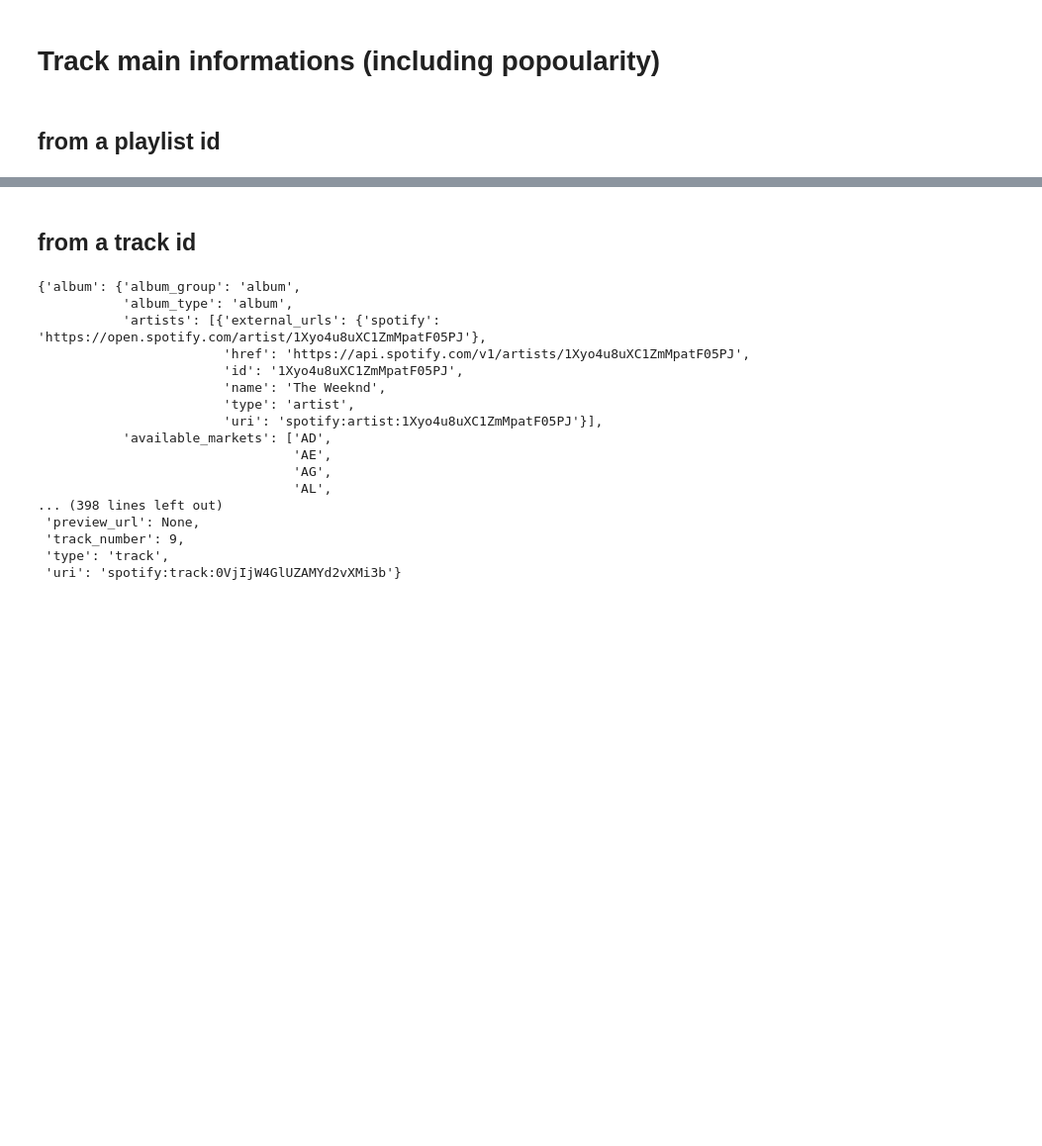
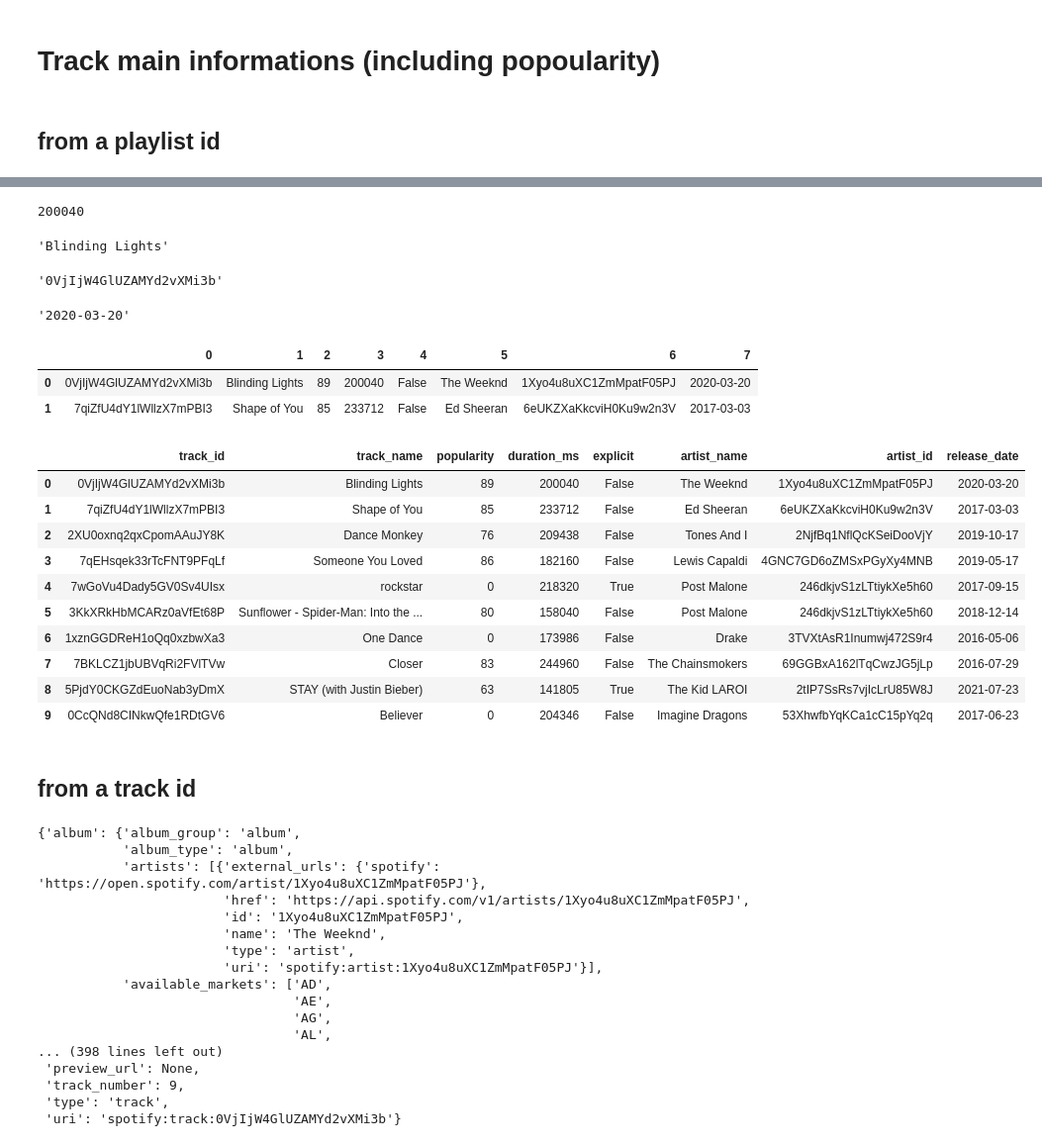
Before and after one commit to dmassonfr/Spotify_hit_predictor, a Jupyter notebook: notebooks/spotify-eda.ipynb, the cells around one changed output, grey strips where cells are left out. Shown at 99% size. Saved outputs shown, nothing was run; the diff lists cells and outputs as text; code cells hidden in the pictures; blank space fills up the shorter version.

```diff
--- a/notebooks/spotify-eda.ipynb
+++ b/notebooks/spotify-eda.ipynb
@@ -31,12 +28,16 @@ import sys
+# %%
+client_id= '1405704167ff4cacb7a327c52b338798'
+client_secret='f8a944f48f714824947bb382fedadb88'
+pl_id = 'spotify:playlist:5ABHKGoOzxkaa28ttQV9sE'
 # %% [markdown]
 # Track main informations (including popoularity)
 # %% [markdown]
 ## from a playlist id
 # %%
-sp = spotipy.Spotify(client_credentials_manager=SpotifyClientCredentials(client_id='1405704167ff4cacb7a327c52b338798', client_secret='f8a944f48f714824947bb382fedadb88'))
+sp = spotipy.Spotify(client_credentials_manager=SpotifyClientCredentials(client_id= client_id, client_secret= client_secret))
 
 pl_id = 'spotify:playlist:5ABHKGoOzxkaa28ttQV9sE'
 
 response = sp.playlist(pl_id)
-response['tracks']['items'][0]
+response['tracks']['items'][0].keys()
 # %% [output]
@@ -59,0 +79,72 @@ response['tracks']['items'][0]
+# %%
+response['tracks']['items'][0]['track']['duration_ms']
+# %% [output]
+200040
+# %%
+track_name= response['tracks']['items'][0]['track']['name']
+track_name
+# %% [output]
+'Blinding Lights'
+# %%
+track_id= response['tracks']['items'][0]['track']['id']
+track_id
+# %% [output]
+'0VjIjW4GlUZAMYd2vXMi3b'
+# %%
+release_date= response['tracks']['items'][0]['track']['album']['release_date']
+release_date
+# %% [output]
+'2020-03-20'
+# %%
+track=[]
+
+
+for i in range (0,2):
+    data=[]
+    data.append(sp.playlist(pl_id)['tracks']['items'][i]['track']['id'])
+    data.append(sp.playlist(pl_id)['tracks']['items'][i]['track']['name'])
+    data.append(sp.playlist(pl_id)['tracks']['items'][i]['track']['popularity'])
+    data.append(sp.playlist(pl_id)['tracks']['items'][i]['track']['duration_ms'])
+    data.append(sp.playlist(pl_id)['tracks']['items'][i]['track']['explicit'])
+    data.append(sp.playlist(pl_id)['tracks']['items'][i]['track']['artists'][0]['name'])
+    data.append(sp.playlist(pl_id)['tracks']['items'][i]['track']['artists'][0]['id'])
+    data.append(sp.playlist(pl_id)['tracks']['items'][i]['track']['album']['release_date'])
+
+    track.append(data)
+# %%
+pd.DataFrame(track)
+# %% [output]
+|  | 0 | 1 | 2 | 3 | 4 | 5 | 6 | 7 |
+| 0 | 0VjIjW4GlUZAMYd2vXMi3b | Blinding Lights | 89 | 200040 | False | The Weeknd | 1Xyo4u8uXC1ZmMpatF05PJ | 2020-03-20 |
+| 1 | 7qiZfU4dY1lWllzX7mPBI3 | Shape of You | 85 | 233712 | False | Ed Sheeran | 6eUKZXaKkcviH0Ku9w2n3V | 2017-03-03 |
+# %%
+data=[]
+
+
+for i in range (0,10):
+    tracks=[]
+    tracks.append(sp.playlist(pl_id)['tracks']['items'][i]['track']['id'])
+    tracks.append(sp.playlist(pl_id)['tracks']['items'][i]['track']['name'])
+    tracks.append(sp.playlist(pl_id)['tracks']['items'][i]['track']['popularity'])
+    tracks.append(sp.playlist(pl_id)['tracks']['items'][i]['track']['duration_ms'])
+    tracks.append(sp.playlist(pl_id)['tracks']['items'][i]['track']['explicit'])
+    tracks.append(sp.playlist(pl_id)['tracks']['items'][i]['track']['artists'][0]['name'])
+    tracks.append(sp.playlist(pl_id)['tracks']['items'][i]['track']['artists'][0]['id'])
+    tracks.append(sp.playlist(pl_id)['tracks']['items'][i]['track']['album']['release_date'])
+
+    data.append(tracks)
+# %%
+df= pd.DataFrame(data, columns=['track_id', 'track_name', 'popularity', 'duration_ms', 'explicit', 'artist_name', 'artist_id', 'release_date'])
+df
+# %% [output]
+|  | track_id | track_name | popularity | duration_ms | explicit | artist_name | artist_id | release_date |
+| 0 | 0VjIjW4GlUZAMYd2vXMi3b | Blinding Lights | 89 | 200040 | False | The Weeknd | 1Xyo4u8uXC1ZmMpatF05PJ | 2020-03-20 |
+| 1 | 7qiZfU4dY1lWllzX7mPBI3 | Shape of You | 85 | 233712 | False | Ed Sheeran | 6eUKZXaKkcviH0Ku9w2n3V | 2017-03-03 |
+| 2 | 2XU0oxnq2qxCpomAAuJY8K | Dance Monkey | 76 | 209438 | False | Tones And I | 2NjfBq1NflQcKSeiDooVjY | 2019-10-17 |
+| 3 | 7qEHsqek33rTcFNT9PFqLf | Someone You Loved | 86 | 182160 | False | Lewis Capaldi | 4GNC7GD6oZMSxPGyXy4MNB | 2019-05-17 |
+| 4 | 7wGoVu4Dady5GV0Sv4UIsx | rockstar | 0 | 218320 | True | Post Malone | 246dkjvS1zLTtiykXe5h60 | 2017-09-15 |
+| 5 | 3KkXRkHbMCARz0aVfEt68P | Sunflower - Spider-Man: Into the ... | 80 | 158040 | False | Post Malone | 246dkjvS1zLTtiykXe5h60 | 2018-12-14 |
+| 6 | 1xznGGDReH1oQq0xzbwXa3 | One Dance | 0 | 173986 | False | Drake | 3TVXtAsR1Inumwj472S9r4 | 2016-05-06 |
+| 7 | 7BKLCZ1jbUBVqRi2FVlTVw | Closer | 83 | 244960 | False | The Chainsmokers | 69GGBxA162lTqCwzJG5jLp | 2016-07-29 |
+| 8 | 5PjdY0CKGZdEuoNab3yDmX | STAY (with Justin Bieber) | 63 | 141805 | True | The Kid LAROI | 2tIP7SsRs7vjIcLrU85W8J | 2021-07-23 |
+| 9 | 0CcQNd8CINkwQfe1RDtGV6 | Believer | 0 | 204346 | False | Imagine Dragons | 53XhwfbYqKCa1cC15pYq2q | 2017-06-23 |
```
Also changed, not shown: parts of 33 cells of this notebook.
